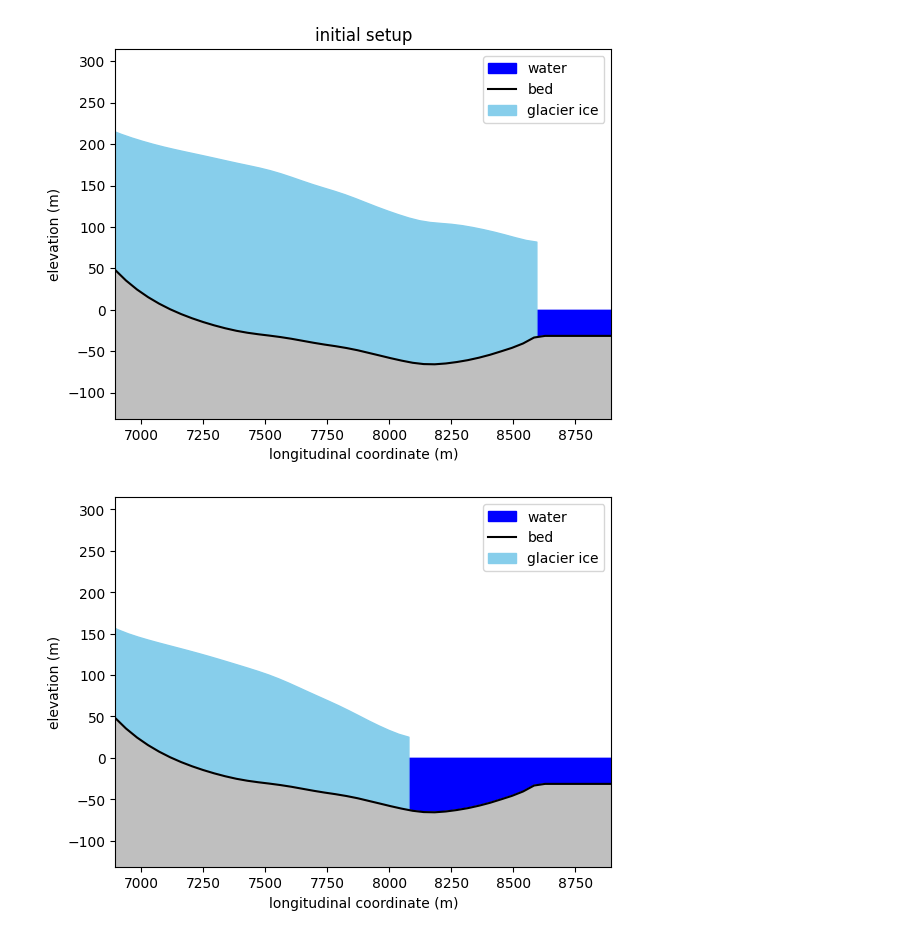
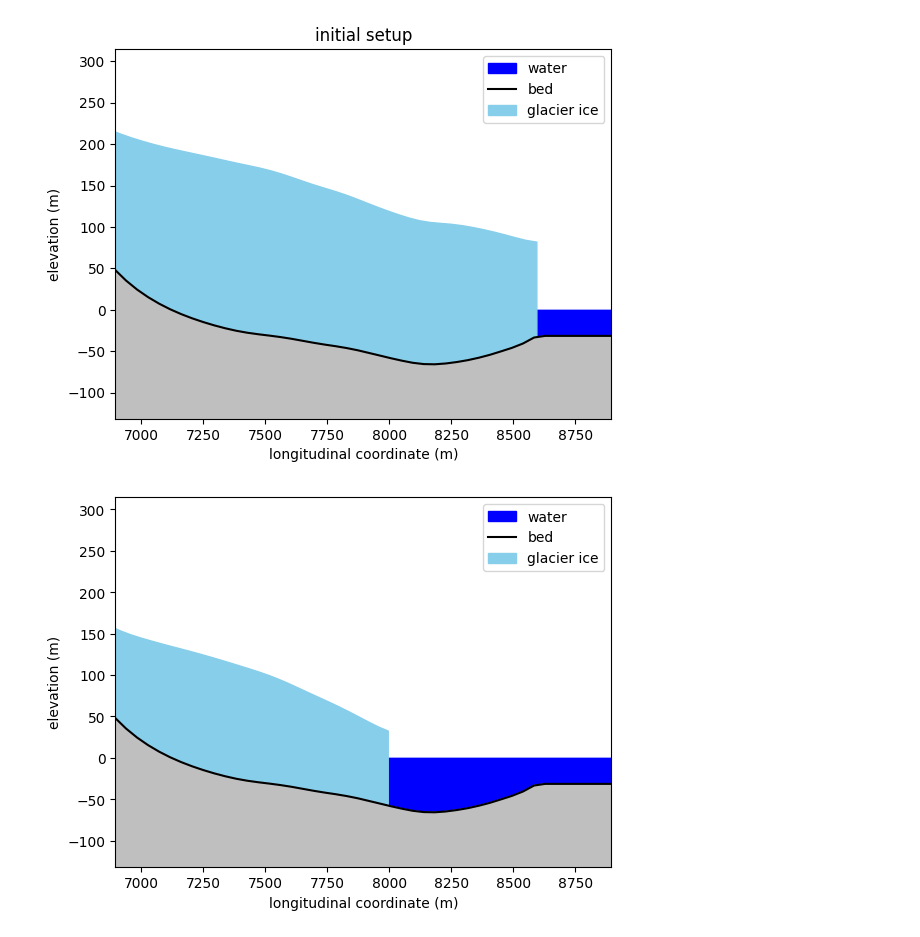
Before and after one commit to chrismiele/glimmer, a Jupyter notebook: 1D_modelling/HO_calving_model.ipynb, the cells around one changed output. Saved outputs shown, nothing was run; the diff lists cells and outputs as text; code cells hidden in the pictures.

```diff
--- a/1D_modelling/HO_calving_model.ipynb
+++ b/1D_modelling/HO_calving_model.ipynb
@@ -297,7 +297,7 @@ for step in trange(num_timesteps):
     fafs.append(f_af)
 
     calving_pressure += c_1*np.sqrt(H_t*d_t)
-    if np.random.random() > 10*Δt*f_af and u_t*Δt + mesh_1.length < mesh_0.length:
+    if np.random.random() > c_2*Δt*f_af and u_t*Δt + mesh_1.length < mesh_0.length:
         u_c = 0 #no calving
     else:
         u_c = calving_pressure #calve the appropriate length - including any previously suppressed calving
@@ -316,34 +316,34 @@ for step in trange(num_timesteps):
 
     Q = s.function_space()
     base = Function(Q).project(s - H)
 
     mesh_1 = mesh_2
 
     bed_array = np.array(icepack.depth_average(bed).at(mesh_1.X, tolerance = 1e-10))
     s_array = np.array(icepack.depth_average(s).at(mesh_1.X, tolerance = 1e-10))
     H_array = np.array(icepack.depth_average(H).at(mesh_1.X, tolerance = 1e-10))
     base_array = s_array - H_array
     water_mask = (0 > bed0_array)
 
 
     plt.figure()
     plt.fill_between(mesh_0.X, bed0_array, 0, color = 'blue', where = water_mask, label = 'water')
     plt.plot(mesh_0.X, bed0_array, color = 'k', label = 'bed')
     plt.fill_between(mesh_1.X, base_array, s_array, color = 'skyblue', label = 'glacier ice')
     plt.fill_between(mesh_0.X, y_1, bed0_array, color = '0.75')
     plt.legend(loc = 'upper right')
     plt.xlabel('longitudinal coordinate (m)')
     plt.ylabel('elevation (m)')
     plt.xlim(x_1, x_2)
     plt.ylim(y_1, y_2)
     # plt.grid()
     plt.savefig(f'{step}')
     if step < num_timesteps - 1:
         plt.close()
     else:
         plt.show()
 # %% [output]
-[figure, old version]
+[figure, new version]
 # %%
 N = len(fafs)
 steps = np.arange(N)
```
Also changed, not shown: parts of 1 cell of this notebook.
